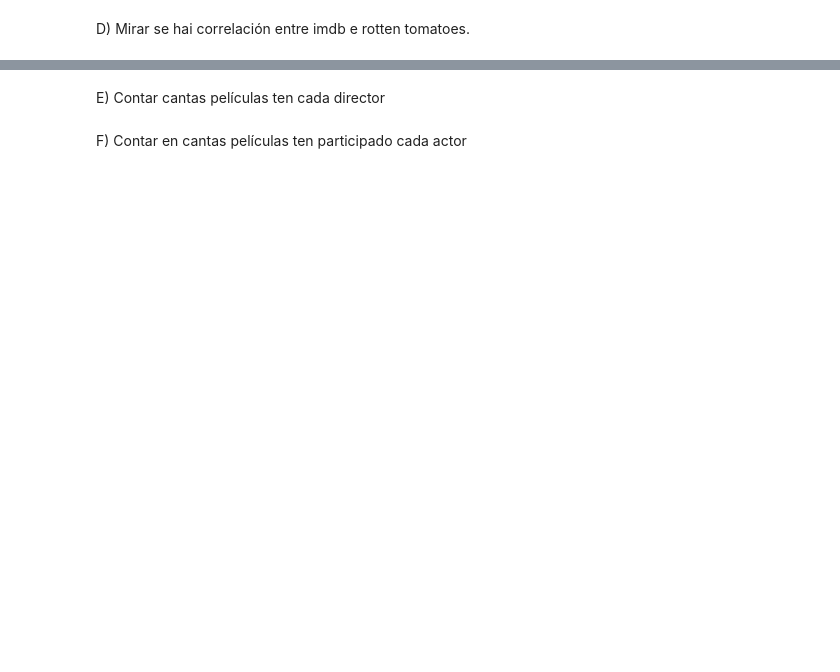
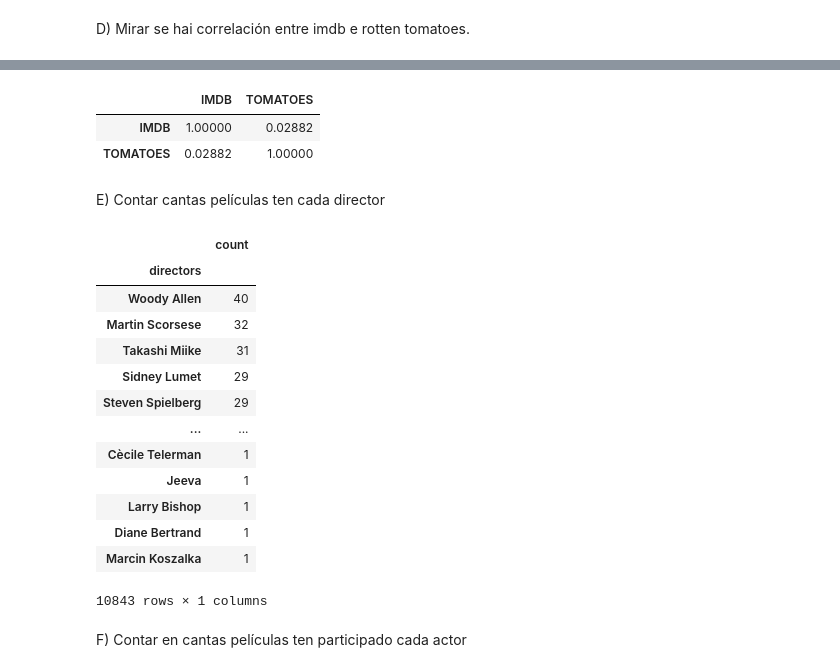
Before and after one commit to diegoguizanlopez/BigDataEIa, a Jupyter notebook: Big_Data/Sitemas_De_Big_Data/2_Trimestre/Tema_3/MongoDB/T3_2.ipynb, the cells around one changed output, grey strips where cells are left out. Cells and saved outputs as stored; diff of their text form; code cells hidden in the pictures; blank space fills up the shorter version.

```diff
--- a/Big_Data/Sitemas_De_Big_Data/2_Trimestre/Tema_3/MongoDB/T3_2.ipynb
+++ b/Big_Data/Sitemas_De_Big_Data/2_Trimestre/Tema_3/MongoDB/T3_2.ipynb
@@ -47,7 +29,7 @@ if HOST == 'localhost':
     else:
         cli_mongo = MongoClient(HOST, PORT, USERNAME, PASSWORD)
 else:
-    cli_mongo = MongoClient(f"mongodb+srv://{USERNAME}:{PASSWORD}@{HOST}/")
+    cli_mongo = MongoClient(f"mongodb+srv://{USERNAME}:{PASSWORD}@{HOST}/?retryWrites=true&w=majority&appName=Diego")
 
 movies = cli_mongo['sample_mflix']['movies']
 df = pd.DataFrame(movies.find({}))
@@ -91,4 +95,31 @@ for i in df.columns:
+# %%
+imdb = [valor if isinstance(valor,float) else None for dic in df['imdb'] for valor in dic.values()]
+tomatoes=[list(value.values())[0] for value in movies.aggregate([{"$match": { "tomatoes.viewer.rating": { "$exists": "true" } }},{"$project":{"_id":0, "items":"$tomatoes.viewer.rating"}}])]
+
+dfR=pd.concat([pd.Series(imdb),pd.Series(tomatoes)],keys=['IMDB','TOMATOES'],axis=1)
+dfR.corr()
+# %% [output]
+|  | IMDB | TOMATOES |
+| IMDB | 1.00000 | 0.02882 |
+| TOMATOES | 0.02882 | 1.00000 |
 # %% [markdown]
 E) Contar cantas películas ten cada director
+# %%
+pd.DataFrame(df.explode('directors')['directors'].value_counts())
+# %% [output]
+|  | count |
+| directors |  |
+| Woody Allen | 40 |
+| Martin Scorsese | 32 |
+| Takashi Miike | 31 |
+| Sidney Lumet | 29 |
+| Steven Spielberg | 29 |
+| ... | ... |
+| Cècile Telerman | 1 |
+| Jeeva | 1 |
+| Larry Bishop | 1 |
+| Diane Bertrand | 1 |
+| Marcin Koszalka | 1 |
+10843 rows × 1 columns
 # %% [markdown]
 F) Contar en cantas películas ten participado cada actor
```
Also changed, not shown: parts of 9 cells of this notebook, 1 other file.
